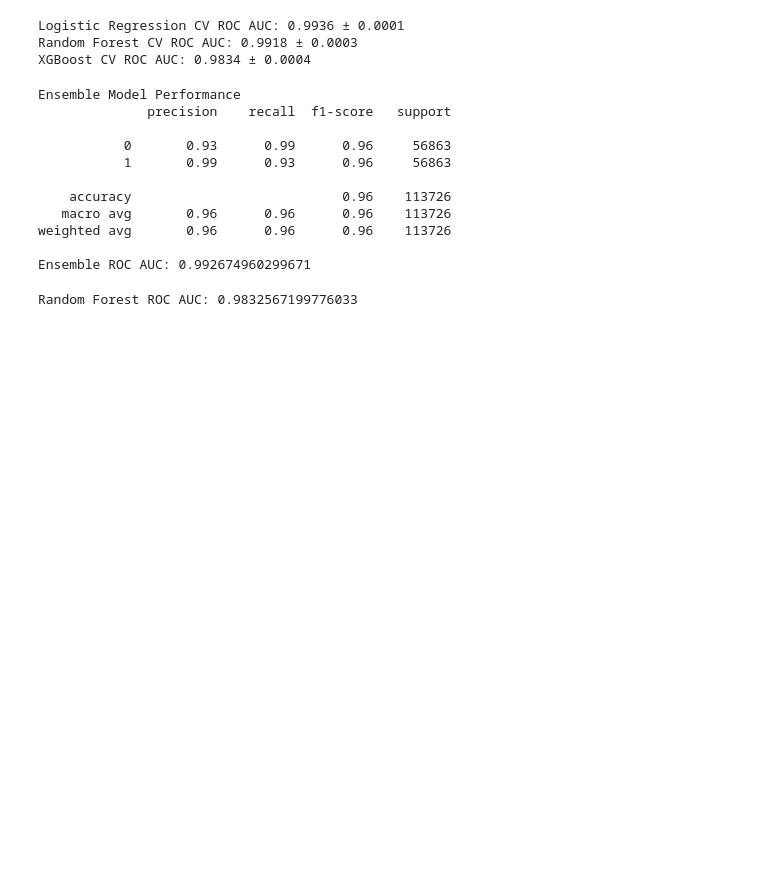
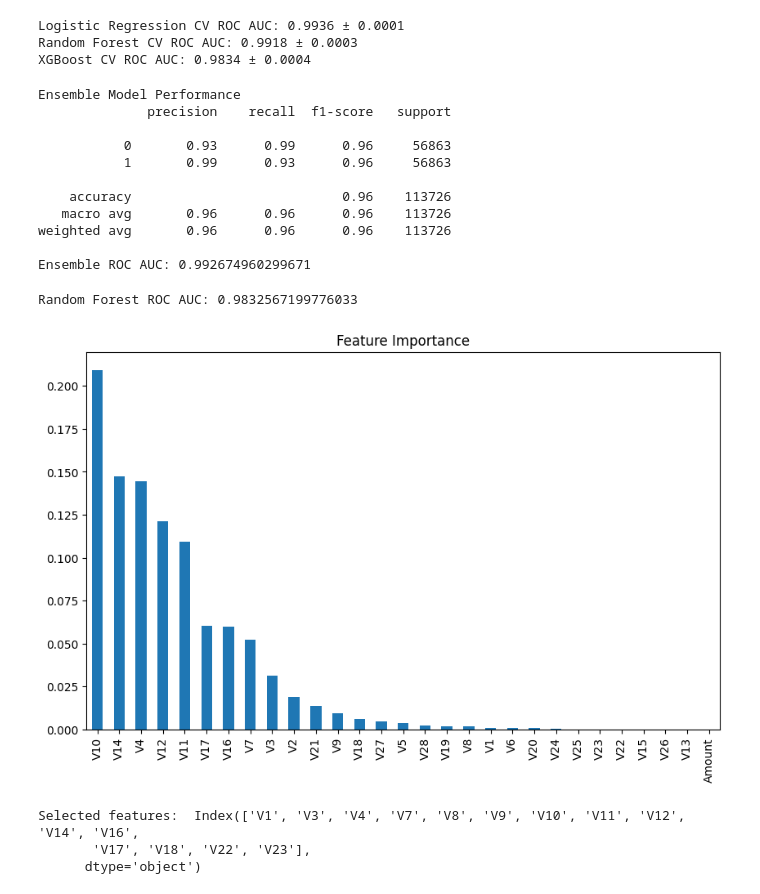
Before and after one commit to beflexiblebeme/CreditCard-Fraud-Detection, a Jupyter notebook: notebooks/03_LogisticRegression.ipynb, the cells around one changed output. Saved outputs shown, nothing was run; the diff lists cells and outputs as text; code cells hidden in the pictures; blank space fills up the shorter version.

```diff
--- a/notebooks/03_LogisticRegression.ipynb
+++ b/notebooks/03_LogisticRegression.ipynb
@@ -152,3 +179,14 @@ y_pred_rf = best_rf.predict(X_test)
 print("Random Forest ROC AUC:", roc_auc_score(y_test, best_rf.predict_proba(X_test)[:, 1]))
 # %% [output]
 Random Forest ROC AUC: 0.9832567199776033
+# %%
+rf = RandomForestClassifier(n_estimators=100, max_depth=3, random_state=42)
+rf.fit(X_train, y_train)
+
+rf_importance = pd.Series(rf.feature_importances_, index=X_train.columns).sort_values(ascending=False)
+plt.figure(figsize=(10, 6))
+rf_importance.plot(kind='bar')
+plt.title("Feature Importance")
+plt.show()
+# %% [output]
+[figure, added]
@@ -154,0 +195,17 @@ Random Forest ROC AUC: 0.9832567199776033
+# %%
+from sklearn.feature_selection import RFE
+from sklearn.linear_model import LogisticRegression
+
+model = LogisticRegression(max_iter=1000, random_state=42)
+rfe = RFE(model, n_features_to_select=15)
+
+X_train_rfe = rfe.fit_transform(X_train, y_train)
+X_test_rfe = rfe.transform(X_test)
+
+selected_features = X.columns[rfe.support_]
+
+print("Selected features: ", X.columns[rfe.support_])
+# %% [output]
+Selected features:  Index(['V1', 'V3', 'V4', 'V7', 'V8', 'V9', 'V10', 'V11', 'V12', 'V14', 'V16',
+       'V17', 'V18', 'V22', 'V23'],
+      dtype='object')
```
Also changed, not shown: parts of 15 cells of this notebook, 1 other file.
